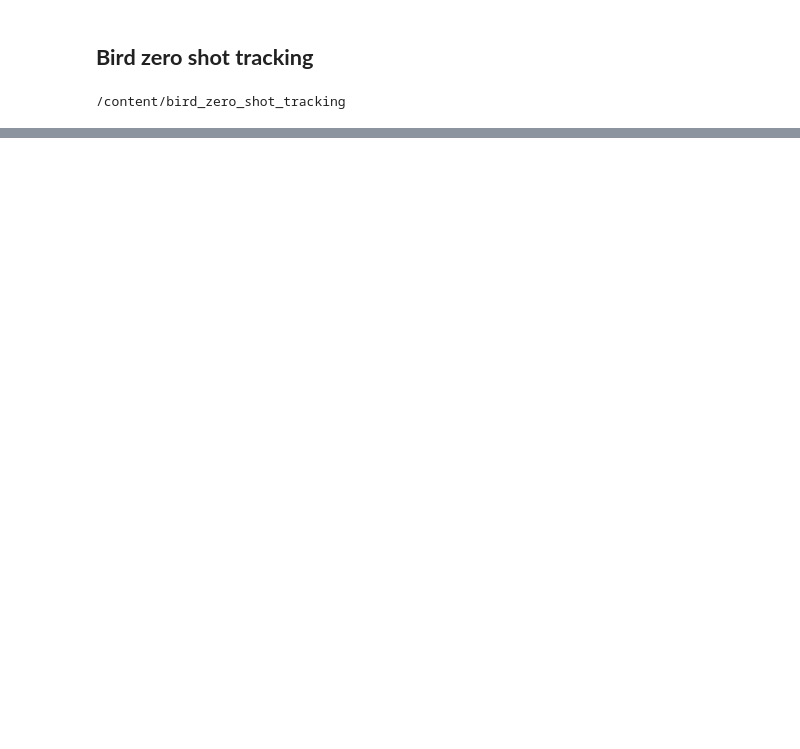
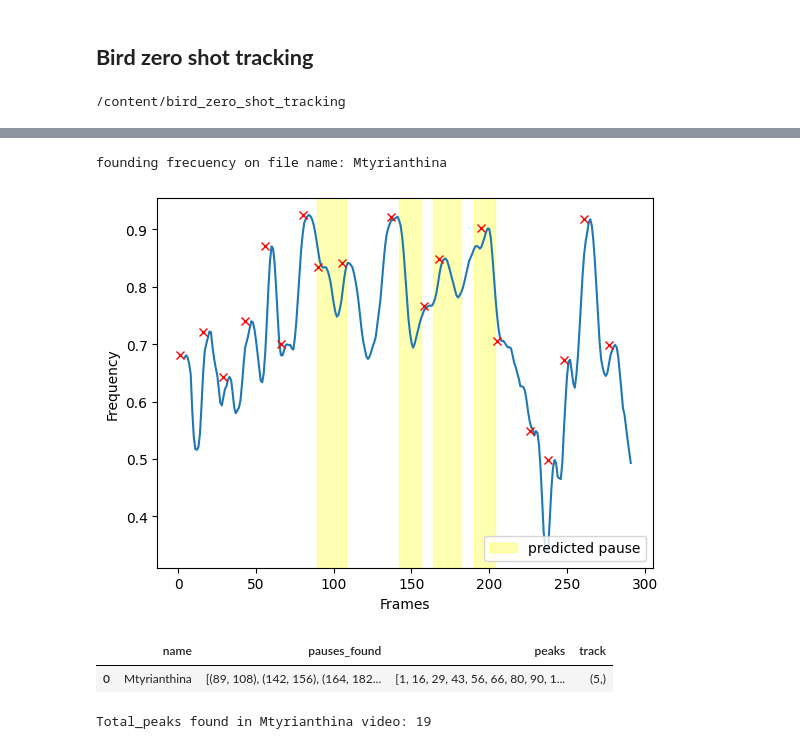
Before and after one commit to mxbastidasr/bird_zero_shot_tracking, a Jupyter notebook: notebooks/bird_zero_shot_tracking.ipynb, the cells around one changed output, grey strips where cells are left out. Saved outputs shown, nothing was run; the diff lists cells and outputs as text; code cells hidden in the pictures; blank space fills up the shorter version.

```diff
--- a/notebooks/bird_zero_shot_tracking.ipynb
+++ b/notebooks/bird_zero_shot_tracking.ipynb
@@ -99,8 +114,10 @@ YOLOv8x summary (fused): 268 layers, 68200608 parameters, 0 gradients
 # %%
 project_path = "runs/detect"
 # %%
-full_path = "data/video/hummingbird_hq.mp4"
-file_name = "hummingbird_hq"
+full_path = "data/video/Mtyrianthina.mov"
+file_name = "Mtyrianthina"
+file_ext = ".mov"
+
 with torch.no_grad():
   video_detection(full_path,project_path, file_name, save_img=True)
 # %%
@@ -133,0 +153,60 @@ True
+# %%
+dict_frequency = []
+M=8
+if os.path.isfile(os.path.join(project_path,f"{file_name}/labels/full_labels.csv")):
+    df_process = pd.read_csv(os.path.join(project_path,f"{file_name}/labels/full_labels.csv"))
+    if 'hummingbird' in df_process['class'].to_list():
+      print(f"founding frecuency on file name: {file_name}")
+      df_process = df_process[df_process['class']=='hummingbird']
+      groups = df_process.groupby(['track'])
+
+      for name, group in groups:
+          track_dict = {}
+          track_dict.update({"track":name})
+
+          iou = group['iou'].values
+
+          pauses_frames = group[group['pause'].notna()]['frame'].values
+          pauses_consec  = np.split(pauses_frames, np.where(np.diff(pauses_frames) != 1)[0]+1)
+          pauses_range = []
+
+          for consec_group in pauses_consec:
+              try:
+                  pauses_range.append((consec_group[0],consec_group[-1]))
+              except:
+                  pass
+          for idx, (init, fin) in enumerate(pauses_range):
+              plt.axvspan(init,fin, color='yellow', alpha=0.3, label = "_"*idx + 'predicted pause')
+          f, t, Sxx = signal.spectrogram(iou, fs=1, scaling='spectrum', nperseg=M, noverlap = M-1, detrend = False)
+          high_freq = Sxx[0,:]
+          filter = signal.savgol_filter(high_freq, 10, 2) # window size 51, polynomial order 3
+
+          peaks,_ = signal.find_peaks(filter, distance=10)
+
+          plt.plot(t, filter)
+          plt.plot(peaks, filter[peaks], "xr")
+          plt.ylabel('Frequency')
+          plt.xlabel('Frames')
+          plt.legend(loc='lower right')
+          plt.show
+          plt.savefig(os.path.join(project_path,f"{file_name}/figures/frecuency_{name}.png"))
+
+          dict_frequency.append({'name': file_name,
+                                 "pauses_found": pauses_range,
+                                 "peaks": peaks,
+                                 "track": name
+                                 })
+# %% [output]
+founding frecuency on file name: Mtyrianthina
+[figure, added]
+# %%
+df_frecuencies = pd.DataFrame.from_dict(dict_frequency)
+df_frecuencies
+# %% [output]
+|  | name | pauses_found | peaks | track |
+| 0 | Mtyrianthina | [(89, 108), (142, 156), (164, 182... | [1, 16, 29, 43, 56, 66, 80, 90, 1... | (5,) |
+# %%
+peaks = len(df_frecuencies[df_frecuencies['name']==file_name]["peaks"].values[0])
+print(f"Total_peaks found in {file_name} video: {peaks}")
+# %% [output]
+Total_peaks found in Mtyrianthina video: 19
```
Also changed, not shown: parts of 13 cells of this notebook.
